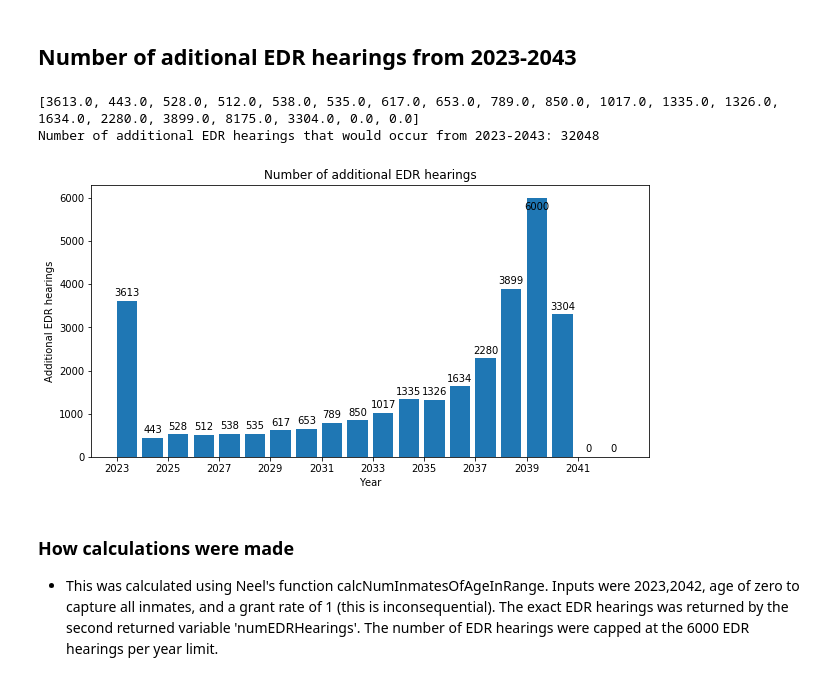
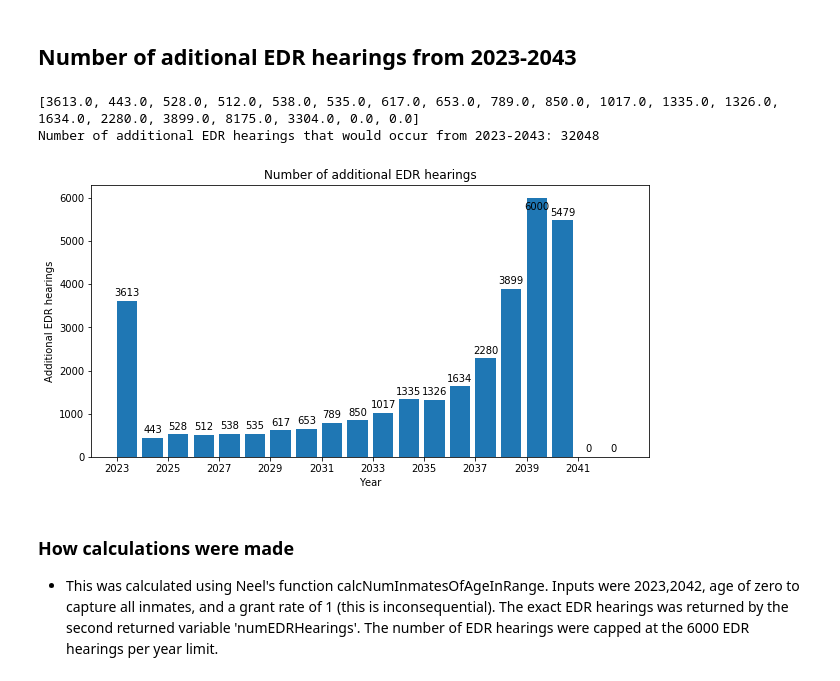
Before and after one commit to james-singer/ParoleProject, a Jupyter notebook: Parole Illinois Data Analysis.ipynb, the cells around one changed output. Cells and saved outputs as stored; diff of their text form; code cells hidden in the pictures.

```diff
--- a/Parole Illinois Data Analysis.ipynb
+++ b/Parole Illinois Data Analysis.ipynb
@@ -149,7 +149,7 @@ def calcNumInmatesOfAgeInRange(startYear, endYear, age, grantRate):
 
         #Get number of inmates who are 'age' or older, AND have served 20 years or more of their sentence
         twentyYearsServedDate = pd.to_datetime(str(year - 20) + "-12-31")
-        servedTwentyYears = dfAgeAndOlder.loc[population["Current Admission Date"] <= twentyYearsServedDate]
+        servedTwentyYears = dfAgeAndOlder.loc[dfAgeAndOlder["Current Admission Date"] <= twentyYearsServedDate]
         numOverAgeReleased = len(servedTwentyYears)
 
         if(year == startYear or year == startYear + 1):
@@ -160,8 +160,7 @@ def calcNumInmatesOfAgeInRange(startYear, endYear, age, grantRate):
             numEDRDenials[year] = (float(numOverAgeReleased)) * (1 - grantRate)
 
             #Drop released inmates from population
-            #print("Length", population.shape, ", ", int(numOverAgeReleased * grantRate))
-            population = population[~(population["IDOC #"].isin(servedTwentyYears["IDOC #"].head(int(numOverAgeReleased * grantRate))))]
+            population = population[~(population["IDOC #"].isin(servedTwentyYears["IDOC #"].head(int(numOverAgeReleased))))]
 
         if(year >= (startYear + 2)):
             #Add total number of EDR hearings for this year
@@ -170,12 +169,12 @@ def calcNumInmatesOfAgeInRange(startYear, endYear, age, grantRate):
             #Add total number of EDR denials for current year including reapplications every 2 years
             numEDRDenials[year] = (numOverAgeReleased + numEDRDenials[year - 2]) * (1 - grantRate)
 
-            #Drop released inmates from population
-            #print("Length", population.shape, ", ", int((numOverAgeReleased + numEDRDenials[year - 2]) * grantRate))
-            population = population[~(population["IDOC #"].isin(servedTwentyYears["IDOC #"].head(int((numOverAgeReleased + numEDRDenials[year - 2]) * grantRate))))]
+            '''Need to drop ALL qualified inmates (inmates who served 20+ of thier sentence), because
+            numEDRDenials will keep track of the people who are in prison, but were denied. Before, when
+            only dropping inmates who were released from population, we were incluing denied inmates
+            (2 years prior) in population, AND adding denied inmates to total number of EDR hearings'''
+            population = population[~(population["IDOC #"].isin(servedTwentyYears["IDOC #"].head(int((numOverAgeReleased + numEDRDenials[year - 2])))))]
 
-    #print([int(grantRate * numEDRHearingsPerYear) for numEDRHearingsPerYear in numEDRHearings])
-    #print()
     numInmatesReleasedTotal = sum([int(grantRate * numEDRHearingsPerYear) for numEDRHearingsPerYear in numEDRHearings])
     return (numInmatesReleasedTotal, numEDRHearings, grantRate) #Cast to int truncates
 # %%
@@ -342,24 +345,25 @@ for yearlyNumReleased in [fiveYearsConservative, tenYearsConservative, fiveYears
 # %%
 result = calcNumInmatesOfAgeInRange(2023, 2042, 0, 1)[1]
 print(result)
 total = calcNumInmatesOfAgeInRange(2023, 2042, 0, 1)[0]
 for q in range(len(result)):
     if result[q] > 6000:
+        result[q + 1] = result[q + 1] + result[q] - 6000
         result[q] = 6000
 print("Number of additional EDR hearings that would occur from 2023-2043:",total)
 plot = plt.figure(figsize=(10,5))
 ax = plot.add_subplot(1,1,1)
 rects = plt.bar(range(2023,2043),result,align = 'edge')
 plt.title("Number of additional EDR hearings")
 plt.xlabel("Year")
 plt.xticks(range(2023,2043,2))
 plt.ylabel("Additional EDR hearings")
 autolabel(rects, ax)
 plt.show()
 # %% [output]
 [3613.0, 443.0, 528.0, 512.0, 538.0, 535.0, 617.0, 653.0, 789.0, 850.0, 1017.0, 1335.0, 1326.0, 1634.0, 2280.0, 3899.0, 8175.0, 3304.0, 0.0, 0.0]
 Number of additional EDR hearings that would occur from 2023-2043: 32048
-[figure, old version]
+[figure, new version]
 # %% [markdown]
 ### How calculations were made
 
```
Also changed, not shown: parts of 6 cells of this notebook.
